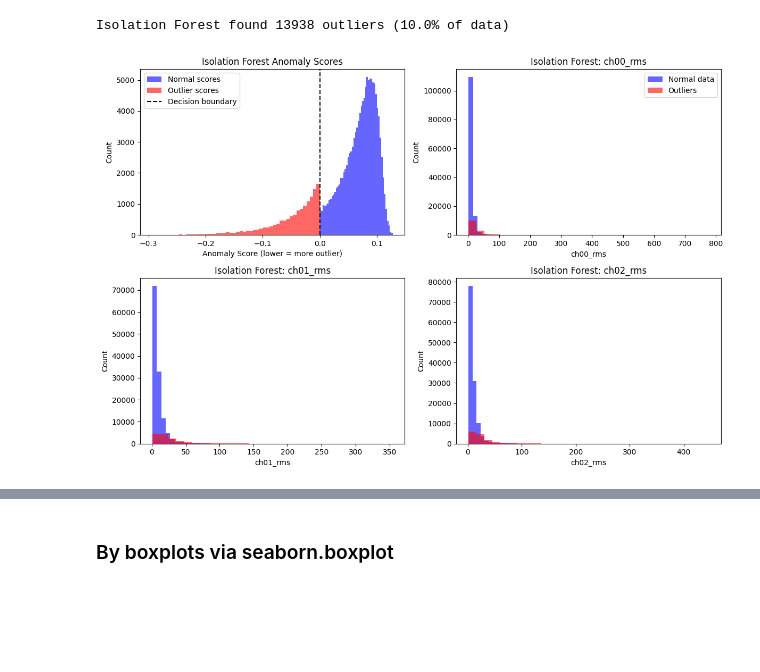
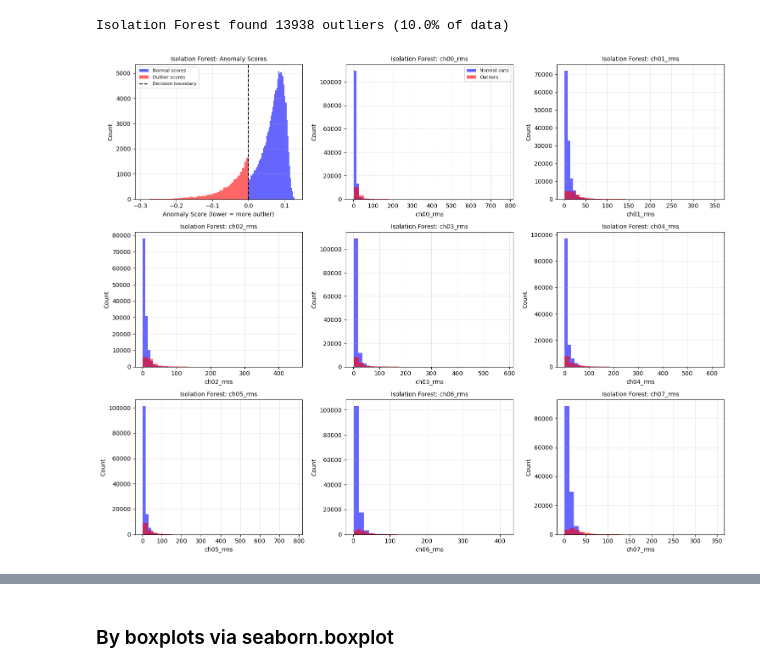
Before and after one commit to Erdos-Projects/fall-2025-gesture-recognition, a Jupyter notebook: notebooks/eda_DRAFT.ipynb, the cells around one changed output, grey strips where cells are left out. Drawn from its saved outputs; the diff is of its cells as text; code cells hidden in the pictures; blank space fills up the shorter version.

```diff
--- a/notebooks/eda_DRAFT.ipynb
+++ b/notebooks/eda_DRAFT.ipynb
@@ -403,39 +406,46 @@ df_clean = df_clean.copy()  # This makes a fresh copy to avoid the warning
 df_clean['is_outlier'] = iso_outlier_rows
 # %% [output]
 Isolation Forest found 13938 outliers (10.0% of data)
-# %%
-# Get the anomaly scores (how outlier-ish each point is)
-iso_scores = iso_forest.decision_function(X_data)
-
-fig, axes = plt.subplots(2, 2, figsize=(12, 8))
-axes = axes.flatten()
-
-# Plot 1: Histogram of anomaly scores
-axes[0].hist(iso_scores[~iso_outlier_rows], bins=50, color='blue', alpha=0.6, label='Normal scores')
-axes[0].hist(iso_scores[iso_outlier_rows], bins=50, color='red', alpha=0.6, label='Outlier scores')
-axes[0].axvline(x=0, color='black', linestyle='--', label='Decision boundary')
-axes[0].set_title('Isolation Forest Anomaly Scores')
-axes[0].set_xlabel('Anomaly Score (lower = more outlier)')
-axes[0].set_ylabel('Count')
-axes[0].legend()
-
-# Plot 2-4: Show a few features with outliers highlighted
-for i, feature in enumerate(feature_cols[:3]):  # First 3 features
-    # Get normal and outlier data for this feature
-    normal_data = X_data.loc[~iso_outlier_rows, feature]
-    outlier_data = X_data.loc[iso_outlier_rows, feature]
-
-    # Create histograms to show the distribution
-    axes[i+1].hist(normal_data, bins=30, color='blue', alpha=0.6, label='Normal data')
-    axes[i+1].hist(outlier_data, bins=30, color='red', alpha=0.6, label='Outliers')
-
-    axes[i+1].set_title(f'Isolation Forest: {feature}')
-    axes[i+1].set_xlabel(feature)
-    axes[i+1].set_ylabel('Count')
-    if i == 0:
-        axes[i+1].legend()
-
-plt.tight_layout()
-plt.show()
-# %% [output]
-[figure, removed]
+# %%
+# Get anomaly scores (how outlier-ish each point is)
+iso_scores = iso_forest.decision_function(X_data)
+
+# Create 3x3 grid
+fig, axes = plt.subplots(3, 3, figsize=(15, 12))
+axes = axes.flatten()
+
+# Plot 1: Histogram of anomaly scores (top left)
+axes[0].hist(iso_scores[~iso_outlier_rows], bins=50, color='blue', alpha=0.6, label='Normal scores')
+axes[0].hist(iso_scores[iso_outlier_rows], bins=50, color='red', alpha=0.6, label='Outlier scores')
+axes[0].axvline(x=0, color='black', linestyle='--', label='Decision boundary')
+axes[0].set_title('Isolation Forest: Anomaly Scores', fontsize=10)
+axes[0].set_xlabel('Anomaly Score (lower = more outlier)')
+axes[0].set_ylabel('Count')
+axes[0].legend(fontsize=8)
+axes[0].grid(True, alpha=0.3)
+
+# Plot 2-9: Show 8 features with outliers highlighted
+features_to_plot_iso = feature_cols[:8]  # First 8 features for remaining subplots
+
+for i, feature in enumerate(features_to_plot_iso):
+    # Get normal and outlier data for this feature
+    normal_data = X_data.loc[~iso_outlier_rows, feature]
+    outlier_data = X_data.loc[iso_outlier_rows, feature]
+
+    # Create histograms to show distribution
+    axes[i+1].hist(normal_data, bins=30, color='blue', alpha=0.6, label='Normal data')
+    axes[i+1].hist(outlier_data, bins=30, color='red', alpha=0.6, label='Outliers')
+
+    axes[i+1].set_title(f'Isolation Forest: {feature}', fontsize=10)
+    axes[i+1].set_xlabel(feature)
+    axes[i+1].set_ylabel('Count')
+    axes[i+1].grid(True, alpha=0.3)
+
+    # Add legend to first feature plot only to avoid clutter
+    if i == 0:
+        axes[i+1].legend(fontsize=8)
+
+plt.tight_layout()
+plt.show()
+# %% [output]
+[figure, added]
```
Also changed, not shown: parts of 17 cells of this notebook.
